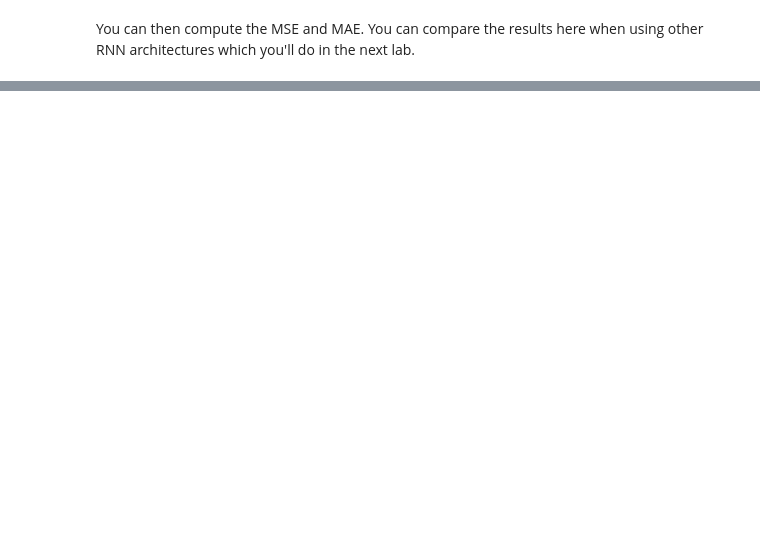
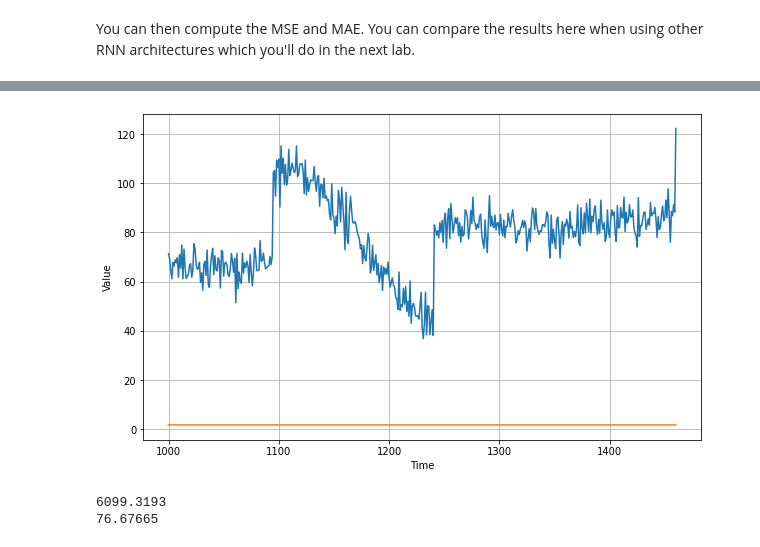
Before and after one commit to alessandrobruni/tensorflow_time_series, a Jupyter notebook: C4_W3_Lab_1_RNN.ipynb, the cells around one changed output, grey strips where cells are left out. Saved outputs shown, nothing was run; the diff lists cells and outputs as text; code cells hidden in the pictures; blank space fills up the shorter version.

```diff
--- a/C4_W3_Lab_1_RNN.ipynb
+++ b/C4_W3_Lab_1_RNN.ipynb
@@ -488,0 +536,43 @@ print(tf.keras.metrics.mean_absolute_error(x_valid, results).numpy())
+# %%
+def model_forecast(model, series, window_size, batch_size):
+    """Uses an input model to generate predictions on data windows
+
+    Args:
+      model (TF Keras Model) - model that accepts data windows
+      series (array of float) - contains the values of the time series
+      window_size (int) - the number of time steps to include in the window
+      batch_size (int) - the batch size
+
+    Returns:
+      forecast (numpy array) - array containing predictions
+    """
+
+    # Generate a TF Dataset from the series values
+    dataset = tf.data.Dataset.from_tensor_slices(series)
+
+    # Window the data but only take those with the specified size
+    dataset = dataset.window(window_size, shift=1, drop_remainder=True)
+
+    # Flatten the windows by putting its elements in a single batch
+    dataset = dataset.flat_map(lambda w: w.batch(window_size))
+
+    # Create batches of windows
+    dataset = dataset.batch(batch_size).prefetch(1)
+
+    # Get predictions on the entire dataset
+    forecast = model.predict(dataset)
+
+    return forecast
+# %%
+# Reduce the original series
+forecast_series = series[split_time - window_size:-1]
+
+# Use helper function to generate predictions
+forecast = model_forecast(model, forecast_series, window_size, batch_size)
+
+# Drop single dimensional axis
+results = forecast.squeeze()
+
+# Plot the results
+plot_series(time_valid, (x_valid, results))
+# %% [output]
@@ -488,0 +580,8 @@ print(tf.keras.metrics.mean_absolute_error(x_valid, results).numpy())
+[figure, added]
+# %%
+# Compute the MSE and MAE
+print(tf.keras.metrics.mean_squared_error(x_valid, results).numpy())
+print(tf.keras.metrics.mean_absolute_error(x_valid, results).numpy())
+# %% [output]
+6099.3193
+76.67665
```
Also changed, not shown: parts of 11 cells of this notebook.
